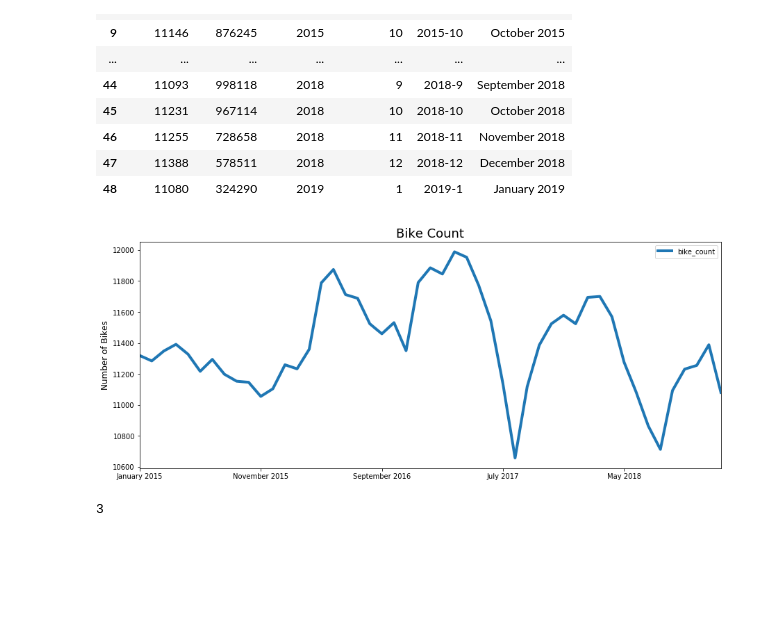
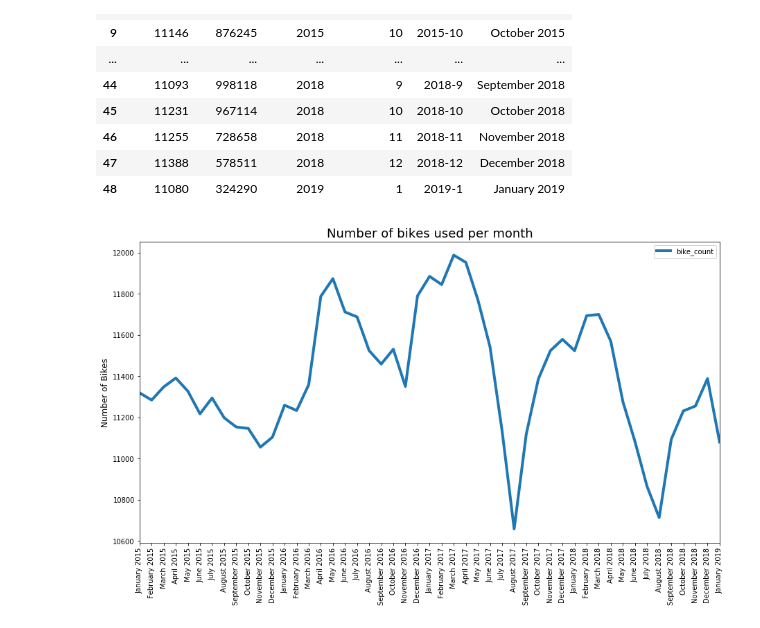
Before and after one commit to DanteLore/tfl-cycles, a Jupyter notebook: notebooks/bike_utilisation.ipynb, the cells around one changed output. Drawn from its saved outputs; the diff is of its cells as text; code cells hidden in the pictures; blank space fills up the shorter version.

Commit message:
Further work on bike utilisation

```diff
--- a/notebooks/bike_utilisation.ipynb
+++ b/notebooks/bike_utilisation.ipynb
@@ -83,20 +83,16 @@ monthly_counts
 | 47 | 11388 | 578511 | 2018 | 12 | 2018-12 | December 2018 |
 | 48 | 11080 | 324290 | 2019 | 1 | 2019-1 | January 2019 |
 # %%
-fig, ax = plt.subplots(figsize=(15, 6))
+fig, ax = plt.subplots(figsize=(15, 8))
 
-monthly_counts.plot(ax=ax, kind='line', x='month_label', y='bike_count', linewidth=4.0)
+monthly_counts.plot(ax=ax, kind='line', x='month_label', xticks=range(0, len(monthly_counts)), y='bike_count', linewidth=4.0)
 
-plt.title("Bike Count", fontsize=18)
+plt.title("Number of bikes used per month", fontsize=18)
 plt.xlabel('')
+#plt.ylim(bottom=0, top=13000)
+plt.xticks(rotation=90)
 plt.ylabel('Number of Bikes', fontsize=12)
 plt.legend(loc='best')
 plt.show()
 # %% [output]
-[figure, old version]
+[figure, new version]
-# %%
-3
-# %% [output]
-3
-# %% [markdown]
-##
```
Also changed, not shown: parts of 1 cell of this notebook, 1 other file.
